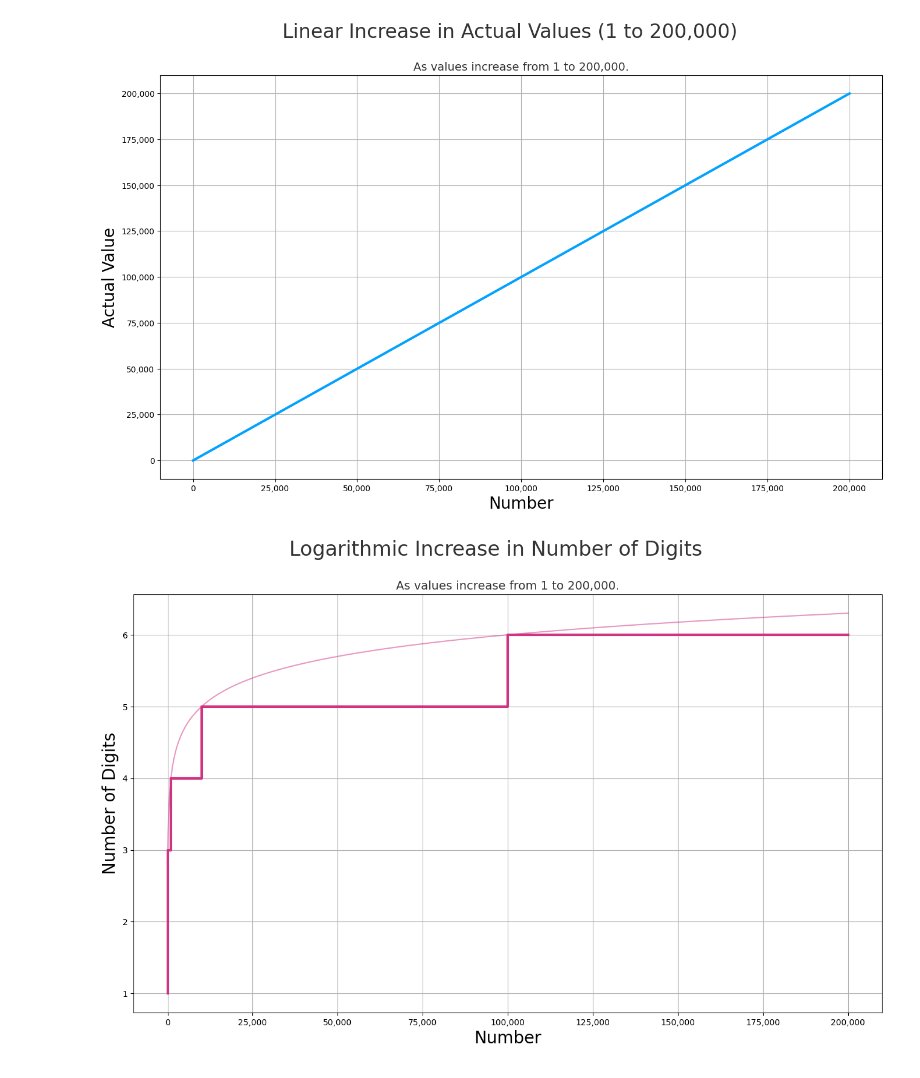
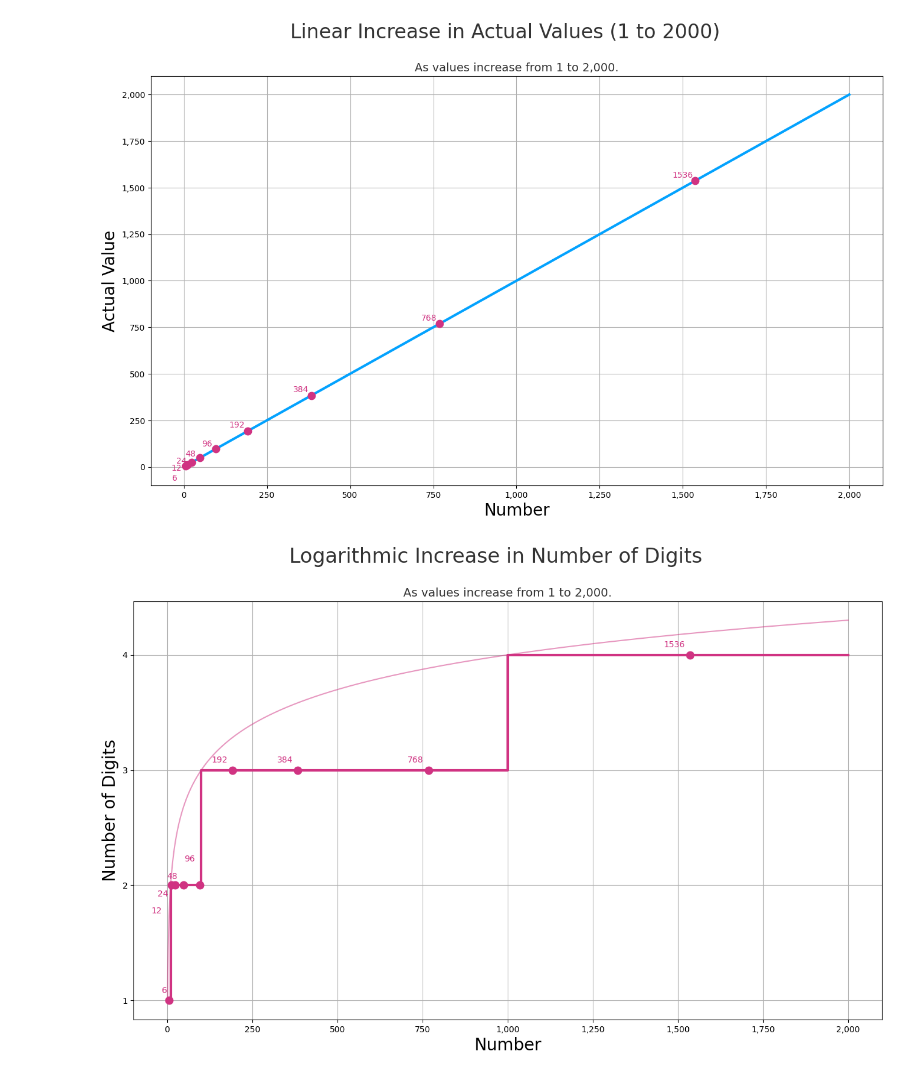
Before and after one commit to AnthusAI/Benfords-Law-article, a Jupyter notebook: digit_count_increase.ipynb, the cells around one changed output. Cells and saved outputs as stored; diff of their text form; code cells hidden in the pictures.

```diff
--- a/digit_count_increase.ipynb
+++ b/digit_count_increase.ipynb
@@ -13,56 +13,96 @@ mpl.rcParams['text.color'] = '#333'
 def comma_formatter(x, pos):
     return '{:,}'.format(int(x))
 
-# Adjusting the range to go from 1 to 200,000
-linear_points_extended = np.array([1, 200000])
-log_points_extended_2_billion = np.array([10**i for i in range(int(np.log10(200000)) + 1)])
-log_points_extended_2_billion = np.append(log_points_extended_2_billion, 200000)  # Ensure 200,000 is included
+# Adjusting the range to go from 1 to 2000
+linear_points_extended = np.array([1, 2000])
+log_points_extended_to_limit = np.array([10**i for i in range(int(np.log10(2000)) + 1)])
+log_points_extended_to_limit = np.append(log_points_extended_to_limit, 2000)  # Ensure 2000 is included
 
 # Recalculate the number of digits
-digit_counts_extended_2_billion = np.floor(np.log10(log_points_extended_2_billion)) + 1
+digit_counts_extended_to_limit = np.floor(np.log10(log_points_extended_to_limit)) + 1
+
+rabbit_population = []
+population = 6  # Initial population
+
+while population <= 2000:
+    rabbit_population.append(population)
+    population *= 2  # Double the population for the next generation
 
 # Sampled range for the continuous logarithmic function to manage memory usage
-sampled_range = np.linspace(1, 200000, num=10000, endpoint=True)
+sampled_range = np.linspace(1, 2000, num=10000, endpoint=True)
 log_function_sampled = np.log10(sampled_range) + 1
 
 # Create the first plot (Linear Increase)
 plt.figure(figsize=(16, 9))  # Set aspect ratio to 16:9 for the first plot
 
 plt.plot(linear_points_extended, linear_points_extended, color=(0.012, 0.635, 0.996), linewidth=3)
-plt.suptitle('Linear Increase in Actual Values (1 to 200,000)', fontsize=24)
-plt.title('As values increase from 1 to 200,000.', fontsize=14)
+
+# Plotting the rabbit population on the linear plot
+plt.scatter(rabbit_population, rabbit_population, color=(0.815, 0.2, 0.51), s=9**2, zorder=3)
+
+# Add labels to each rabbit population point on the linear plot with dynamic offset
+for x in rabbit_population:
+    offset_x = 20 / np.log10(x)
+    offset_y = 10
+    # Specific adjustment for low-digit labels
+    if len(str(x)) == 2 or len(str(x)) == 1:
+        offset_y -= 600 * 1/x  # Lower the label for low-digit values
+
+    plt.text(x - offset_x, x + offset_y, str(x), color=(0.815, 0.2, 0.51), fontsize=10, ha='right', va='bottom')
+
+plt.suptitle('Linear Increase in Actual Values (1 to 2000)', fontsize=24)
+plt.title('As values increase from 1 to 2,000.', fontsize=14)
 plt.xlabel('Number', fontsize=20)
 plt.ylabel('Actual Value', fontsize=20)
 plt.grid(True)
 
 # Apply comma formatting to X and Y tick labels
 plt.gca().xaxis.set_major_formatter(FuncFormatter(comma_formatter))
 plt.gca().yaxis.set_major_formatter(FuncFormatter(comma_formatter))
 
 # Save the first plot as an image
 linear_image_filename = 'linear_increase_plot.png'
 plt.savefig(linear_image_filename)
 plt.show()
 
 # Create the second plot (Stepwise vs. Actual Logarithmic Increase)
 plt.figure(figsize=(16, 9))  # Set aspect ratio to 16:9 for the second plot
 
-plt.step(log_points_extended_2_billion, digit_counts_extended_2_billion, where='post', color=(0.815, 0.2, 0.51), linewidth=3)
+# Calculating the number of digits for each rabbit population count
+rabbit_population_digits = np.floor(np.log10(rabbit_population)) + 1
+
+# Plotting the rabbit population on the logarithmic plot
+plt.scatter(rabbit_population, rabbit_population_digits, color=(0.815, 0.2, 0.51), s=9**2, zorder=3)
+
+# Add labels to each rabbit population point on the logarithmic plot with dynamic offset
+for x, y in zip(rabbit_population, rabbit_population_digits):
+    vertical_offset = 0.05
+    # Specific adjustment for two-digit labels
+    if len(str(x)) == 2:
+        offset_x = 30 / np.log10(x)
+        vertical_offset = -0.8 + (np.log10(x) / 2)
+
+    plt.text(x - offset_x, y + vertical_offset, str(x), color=(0.815, 0.2, 0.51), fontsize=10, ha='right', va='bottom')
+
+plt.step(log_points_extended_to_limit, digit_counts_extended_to_limit, where='post', color=(0.815, 0.2, 0.51), linewidth=3)
 plt.plot(sampled_range, log_function_sampled, color=(0.815, 0.2, 0.51), alpha=0.5, linewidth=1.5)
 plt.suptitle('Logarithmic Increase in Number of Digits', fontsize=24)
-plt.title('As values increase from 1 to 200,000.', fontsize=14)
+plt.title('As values increase from 1 to 2,000.', fontsize=14)
 plt.xlabel('Number', fontsize=20)
 plt.ylabel('Number of Digits', fontsize=20)
 plt.grid(True)
+
+# Set y-ticks to whole numbers representing the number of digits
+plt.yticks(np.arange(1, np.max(rabbit_population_digits) + 1, 1))
 
 # Apply comma formatting to X and Y tick labels
 plt.gca().xaxis.set_major_formatter(FuncFormatter(comma_formatter))
 plt.gca().yaxis.set_major_formatter(FuncFormatter(comma_formatter))
 
 # Save the second plot as an image
 logarithmic_image_filename = 'logarithmic_increase_plot.png'
 plt.savefig(logarithmic_image_filename)
 plt.show()
 # %% [output]
-[figure, old version]
+[figure, new version]
-[figure, old version]
+[figure, new version]
```
